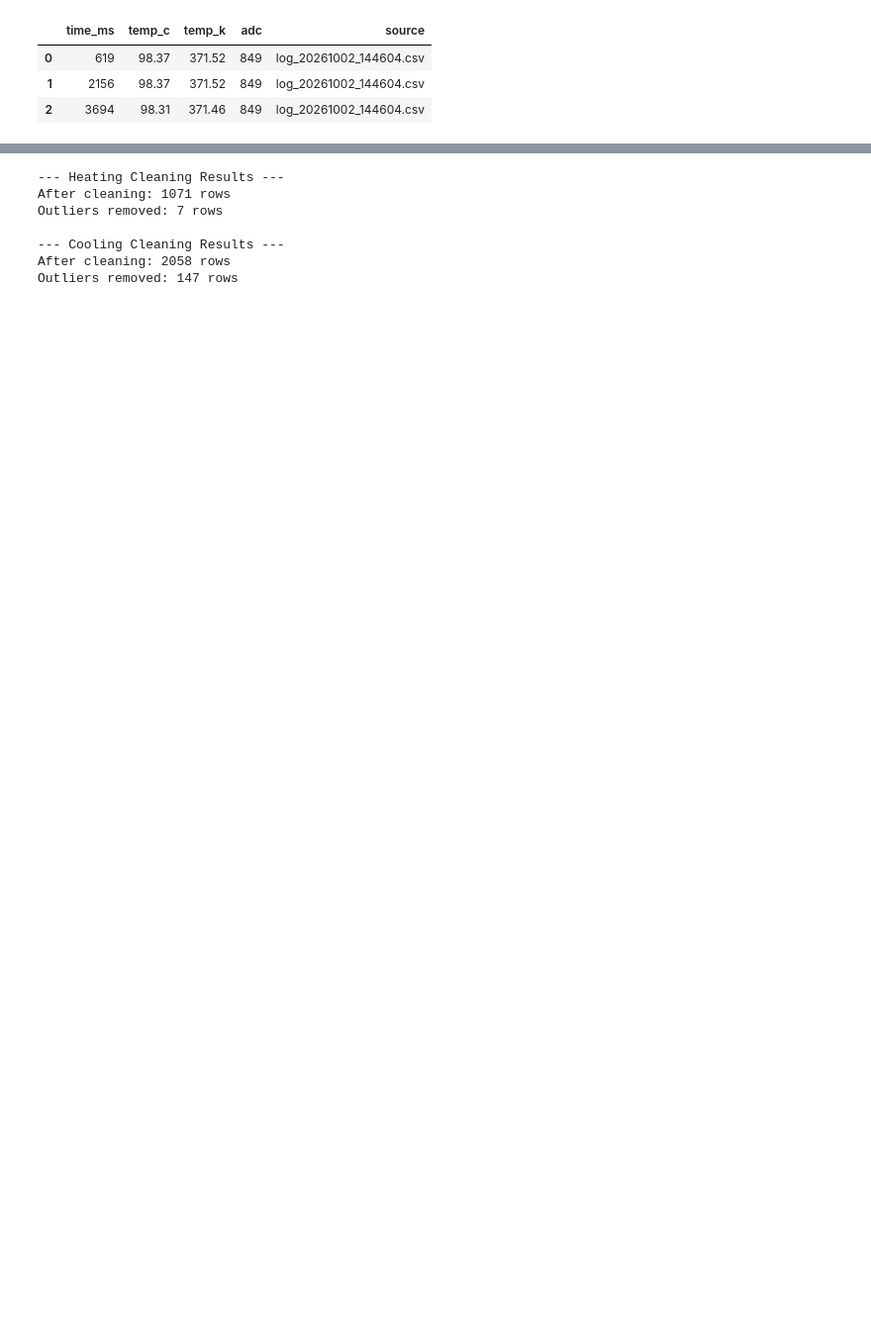
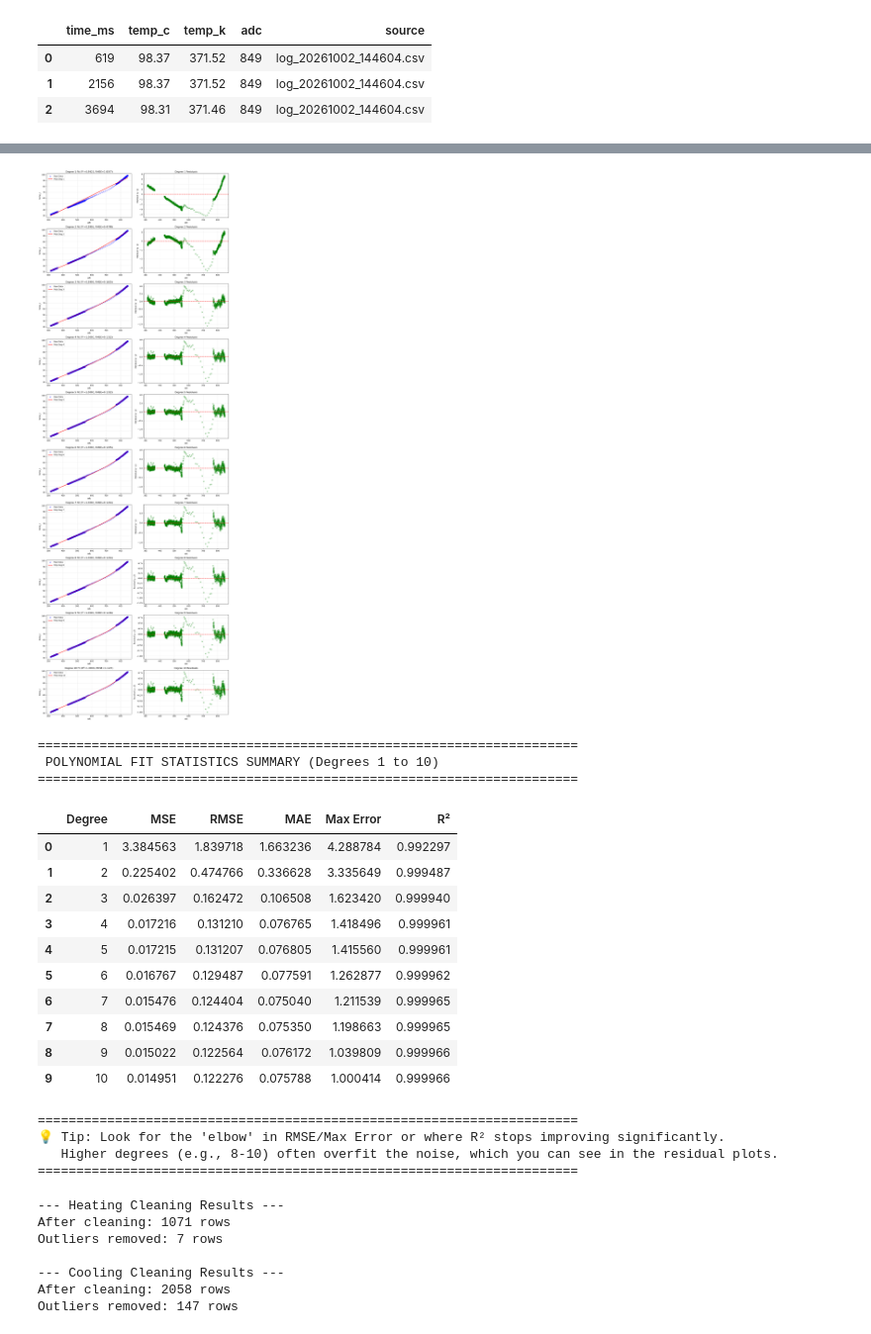
Before and after one commit to Kenura-R-Gunarathna/ph3039-lab-1, a Jupyter notebook: report/2nd_configuration_only/notebook.ipynb, the cells around one changed output, grey strips where cells are left out. Shown at 99% size. Cells and saved outputs as stored; diff of their text form; code cells hidden in the pictures; blank space fills up the shorter version.

Commit message:
break down ice cube part from cooling

```diff
--- a/report/2nd_configuration_only/notebook.ipynb
+++ b/report/2nd_configuration_only/notebook.ipynb
@@ -205,3 +359,26 @@ plot_adc_vs_temp(
+# %%
+# 1. Plot Raw Cooling Data
+results_table = analyze_polynomial_fits(raw_cooling_df, x_col='adc', y_col='temp_c', max_degree=10)
+# %% [output]
+[figure, added]
+======================================================================
+ POLYNOMIAL FIT STATISTICS SUMMARY (Degrees 1 to 10)
+======================================================================
+|  | Degree | MSE | RMSE | MAE | Max Error | R² |
+| 0 | 1 | 3.384563 | 1.839718 | 1.663236 | 4.288784 | 0.992297 |
+| 1 | 2 | 0.225402 | 0.474766 | 0.336628 | 3.335649 | 0.999487 |
+| 2 | 3 | 0.026397 | 0.162472 | 0.106508 | 1.623420 | 0.999940 |
+| 3 | 4 | 0.017216 | 0.131210 | 0.076765 | 1.418496 | 0.999961 |
+| 4 | 5 | 0.017215 | 0.131207 | 0.076805 | 1.415560 | 0.999961 |
+| 5 | 6 | 0.016767 | 0.129487 | 0.077591 | 1.262877 | 0.999962 |
+| 6 | 7 | 0.015476 | 0.124404 | 0.075040 | 1.211539 | 0.999965 |
+| 7 | 8 | 0.015469 | 0.124376 | 0.075350 | 1.198663 | 0.999965 |
+| 8 | 9 | 0.015022 | 0.122564 | 0.076172 | 1.039809 | 0.999966 |
+| 9 | 10 | 0.014951 | 0.122276 | 0.075788 | 1.000414 | 0.999966 |
+======================================================================
+💡 Tip: Look for the 'elbow' in RMSE/Max Error or where R² stops improving significantly.
+   Higher degrees (e.g., 8-10) often overfit the noise, which you can see in the residual plots.
+======================================================================
 # %%
 # ==========================================
 # 3. Outlier Removal Function
```
Also changed, not shown: parts of 10 cells of this notebook.
